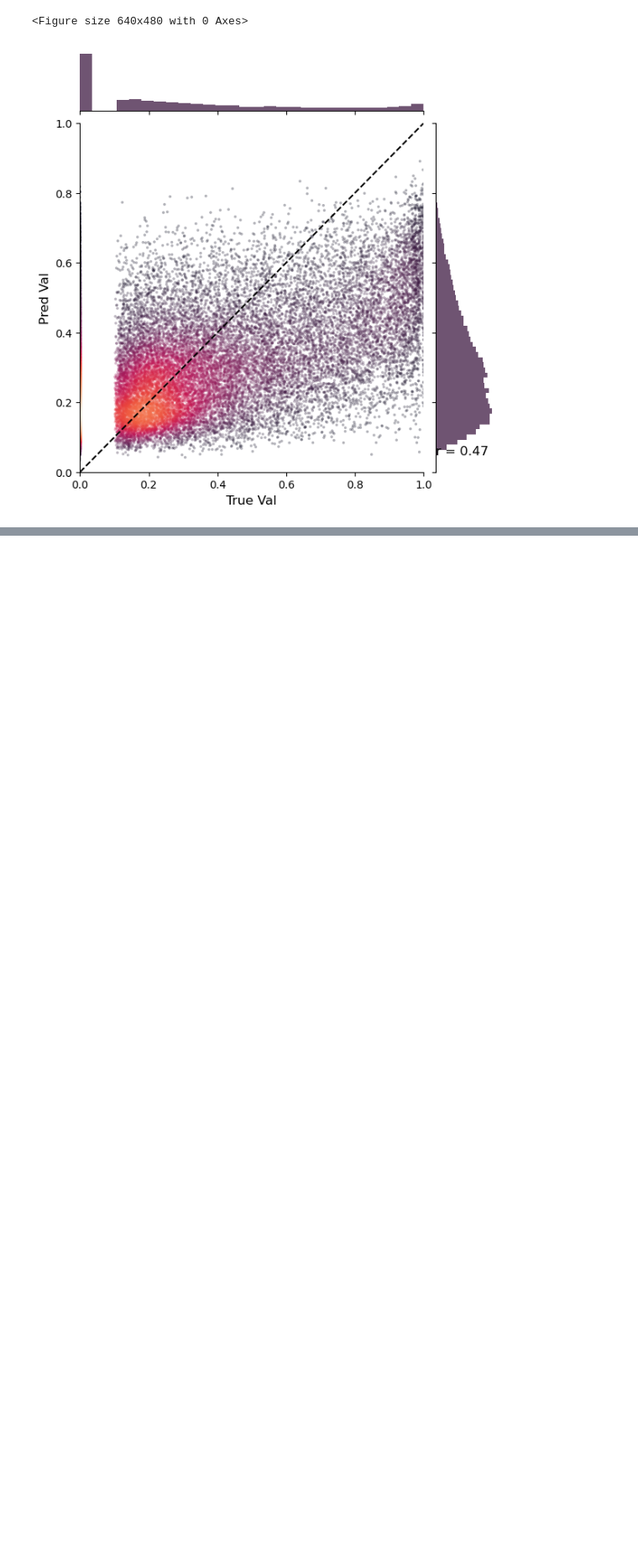
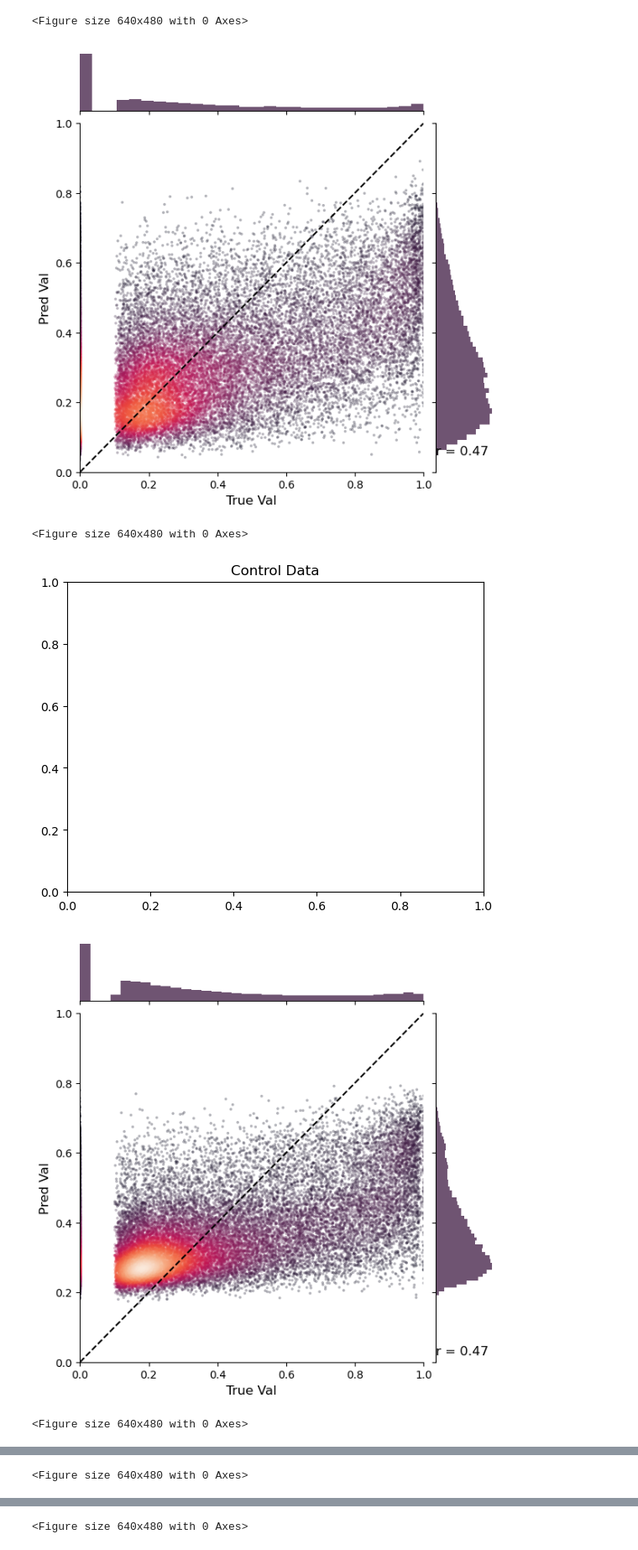
Before and after one commit to abdulfaqihalm/ucph_thesis, a Jupyter notebook: analysis/corr_dual_output.ipynb, the cells around one changed output, grey strips where cells are left out. Shown at 84% size. Cells and saved outputs as stored; diff of their text form; code cells hidden in the pictures; blank space fills up the shorter version.

```diff
--- a/analysis/corr_dual_output.ipynb
+++ b/analysis/corr_dual_output.ipynb
@@ -44,3 +44,15 @@ plot_correlation(validation_df["true_case"], validation_df["pred_case"], title="
 <Figure size 640x480 with 0 Axes>
 <Figure size 640x480 with 0 Axes>
 [figure]
+# %%
+for fold in range(1, 6):
+    validation_folder = "/binf-isilon/renniegrp/vpx267/ucph_thesis/data/outputs/predictions"
+    validation_file = f"/binf-isilon/renniegrp/vpx267/ucph_thesis/data/outputs/predictions/validation_{fold}th_fold_dual_outputs_m6_info-no_promoter-False_MOTIF.csv"
+    validation_df = pd.read_csv(validation_file)
+    plot_correlation(validation_df["true_control"], validation_df["pred_control"], title=f"{fold}-Fold Control Data", interactive=True)
+    plot_correlation(validation_df["true_case"], validation_df["pred_case"], title=f"{fold}-Fold Case Data", interactive=True)
+# %% [output]
+<Figure size 640x480 with 0 Axes>
+[figure, added]
+[figure, added]
+<Figure size 640x480 with 0 Axes>
@@ -46,0 +61 @@ plot_correlation(validation_df["true_case"], validation_df["pred_case"], title="
+<Figure size 640x480 with 0 Axes>
@@ -46,0 +64 @@ plot_correlation(validation_df["true_case"], validation_df["pred_case"], title="
+<Figure size 640x480 with 0 Axes>
```
Also changed, not shown: parts of 1 cell of this notebook, 28 other files.
